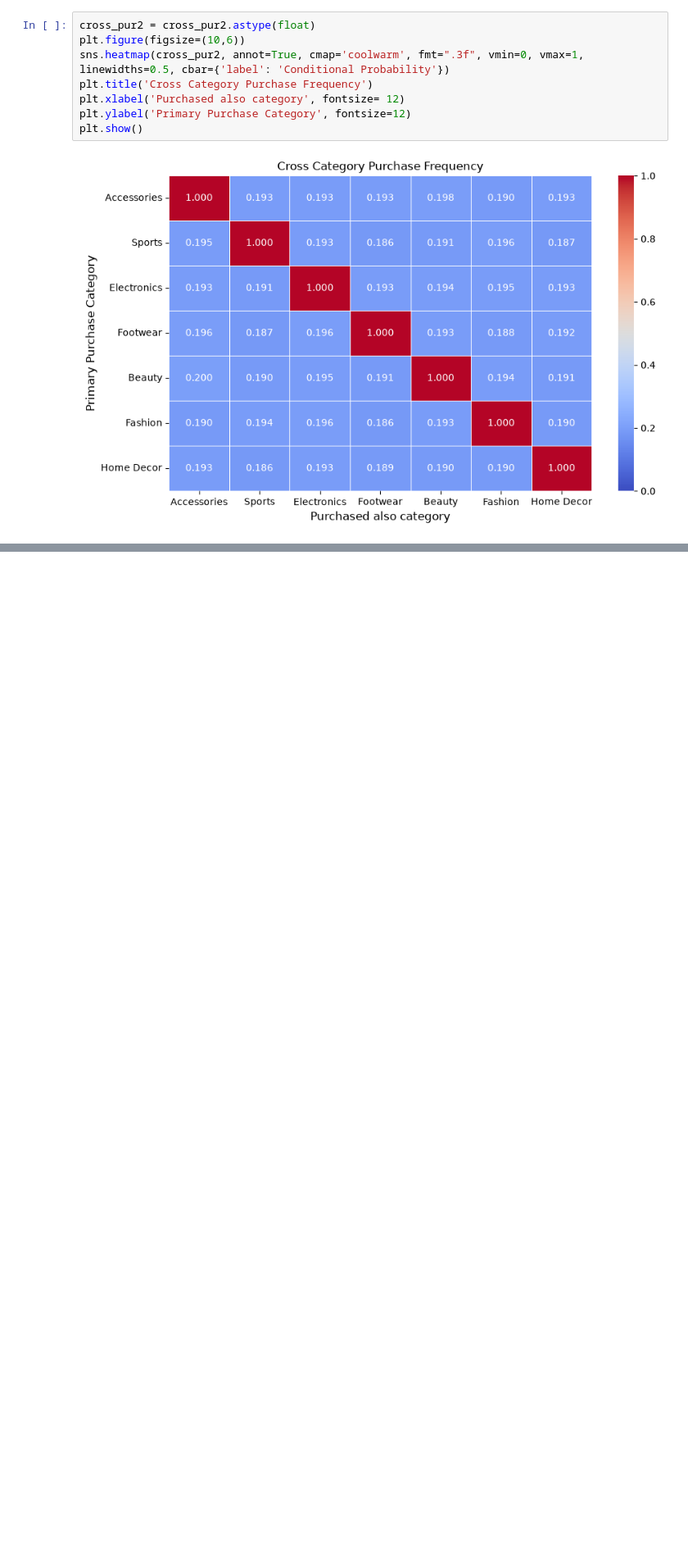
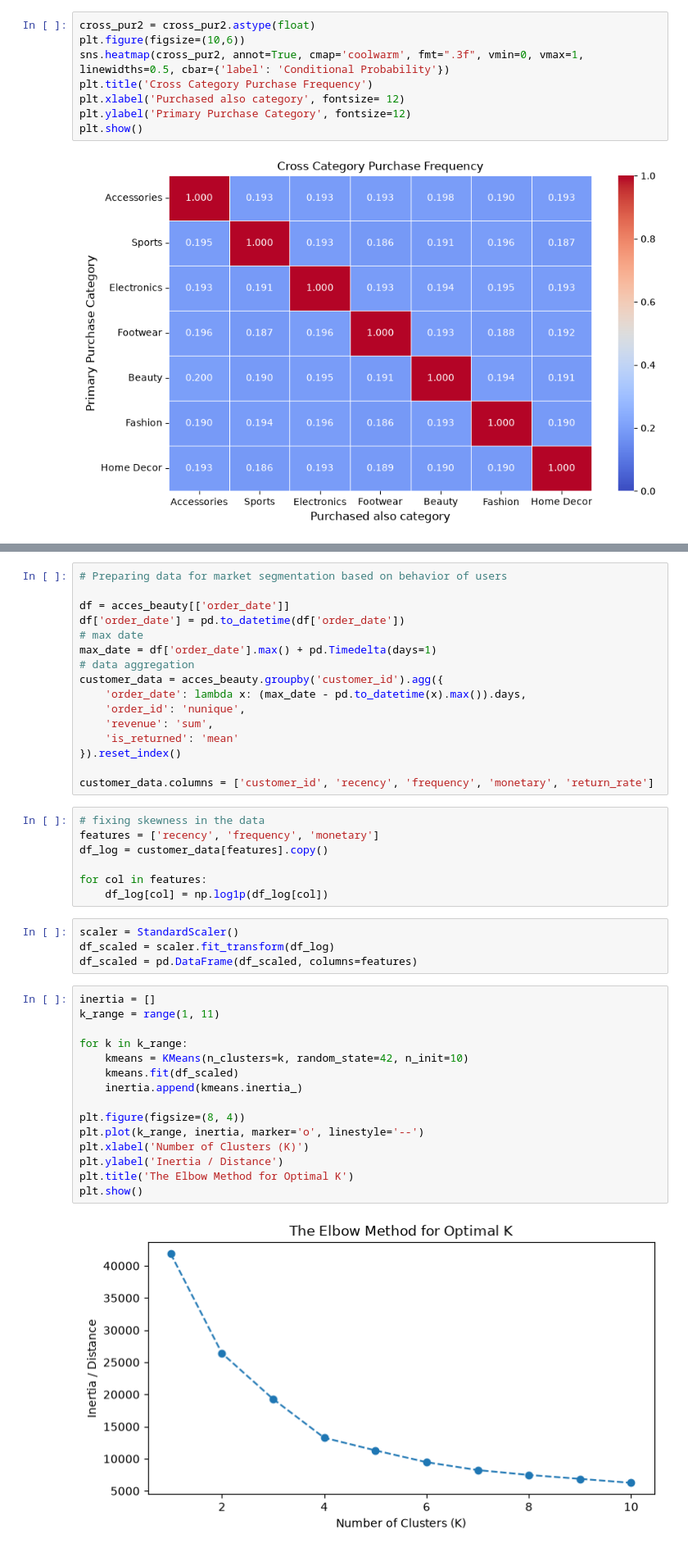
Before and after one commit to DeanDro/StartupMix, a Jupyter notebook: shopify_sales.ipynb, the cells around one changed output, grey strips where cells are left out. Shown at 82% size. Cells and saved outputs as stored; diff of their text form; blank space fills up the shorter version.

```diff
--- a/shopify_sales.ipynb
+++ b/shopify_sales.ipynb
@@ -160,0 +198,44 @@ acces_beauty =
+# %%
+# Preparing data for market segmentation based on behavior of users
+
+df = acces_beauty[['order_date']]
+df['order_date'] = pd.to_datetime(df['order_date'])
+# max date
+max_date = df['order_date'].max() + pd.Timedelta(days=1)
+# data aggregation
+customer_data = acces_beauty.groupby('customer_id').agg({
+    'order_date': lambda x: (max_date - pd.to_datetime(x).max()).days,
+    'order_id': 'nunique',
+    'revenue': 'sum',
+    'is_returned': 'mean'
+}).reset_index()
+
+customer_data.columns = ['customer_id', 'recency', 'frequency', 'monetary', 'return_rate']
+# %%
+# fixing skewness in the data
+features = ['recency', 'frequency', 'monetary']
+df_log = customer_data[features].copy()
+
+for col in features:
+    df_log[col] = np.log1p(df_log[col])
+# %%
+scaler = StandardScaler()
+df_scaled = scaler.fit_transform(df_log)
+df_scaled = pd.DataFrame(df_scaled, columns=features)
+# %%
+inertia = []
+k_range = range(1, 11)
+
+for k in k_range:
+    kmeans = KMeans(n_clusters=k, random_state=42, n_init=10)
+    kmeans.fit(df_scaled)
+    inertia.append(kmeans.inertia_)
+
+plt.figure(figsize=(8, 4))
+plt.plot(k_range, inertia, marker='o', linestyle='--')
+plt.xlabel('Number of Clusters (K)')
+plt.ylabel('Inertia / Distance')
+plt.title('The Elbow Method for Optimal K')
+plt.show()
+# %% [output]
+[figure, added]
```
Also changed, not shown: parts of 8 cells of this notebook.
